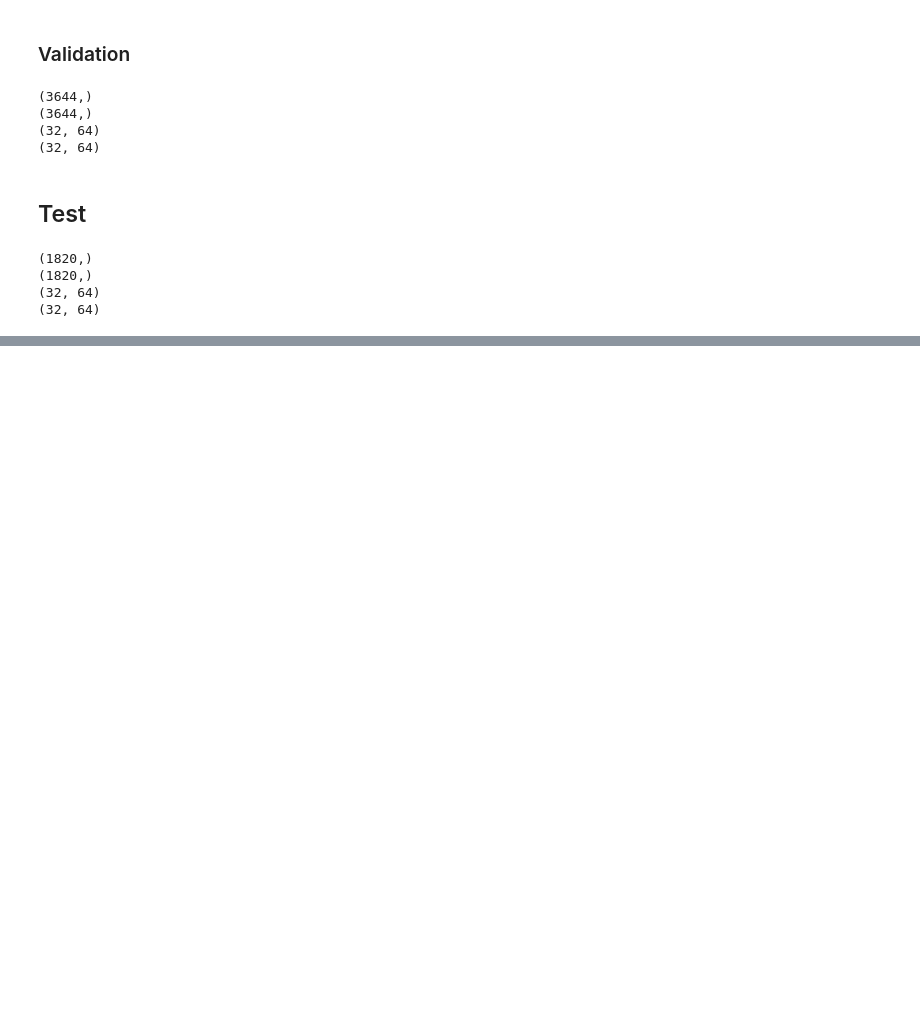
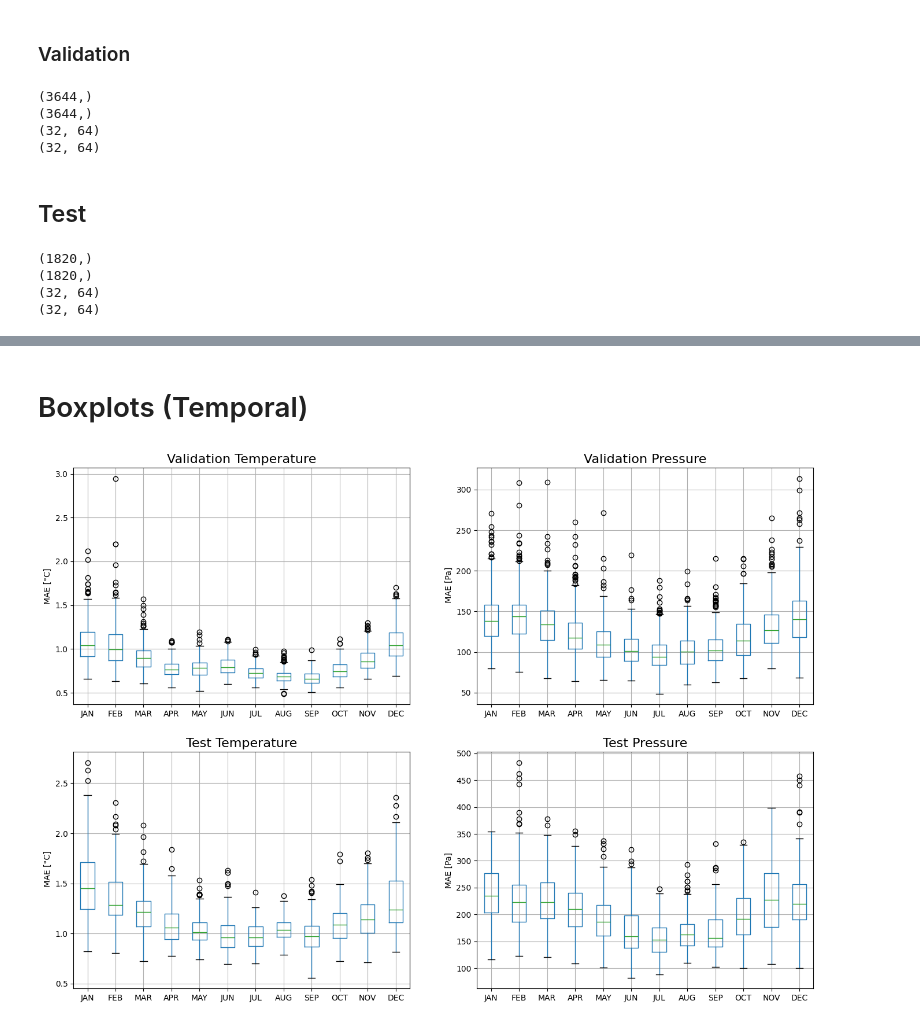
Before and after one commit to YannisSchmutz/WeRec3D, a Jupyter notebook: src/validation_on_test_set/compare_test_to_val.ipynb, the cells around one changed output, grey strips where cells are left out. Drawn from its saved outputs; the diff is of its cells as text; code cells hidden in the pictures; blank space fills up the shorter version.

Commit message:
Save errors, add new map and boxplots

```diff
--- a/src/validation_on_test_set/compare_test_to_val.ipynb
+++ b/src/validation_on_test_set/compare_test_to_val.ipynb
@@ -340,0 +174,2 @@ Text(0.5, 0.98, '')
+# %% [markdown]
+# Boxplots (Temporal)
@@ -340,0 +187,39 @@ Text(0.5, 0.98, '')
+# %%
+fig = plt.figure(figsize=(16, 12))
+
+# BOX PLOTS
+# Validation Temperature
+ax00 = fig.add_subplot(2, 2, 1)
+df_temporal_val.boxplot(column=['err_ta'], by='month', ax=ax00)
+ax00.set(xlabel="", ylabel='MAE [°C]')
+ax00.set_xticks([m+1 for m in range(12)], [MONTHS[i] for i in range(12)])
+ax00.set_title(f"Validation Temperature", fontsize=16)
+
+# Validation Pressure
+ax01 = fig.add_subplot(2, 2, 2)
+df_temporal_val.boxplot(column=['err_slp'], by='month', ax=ax01)
+ax01.set(xlabel="", ylabel=' MAE [Pa]')
+ax01.set_xticks([m+1 for m in range(12)], [MONTHS[i] for i in range(12)])
+ax01.set_title(f"Validation Pressure", fontsize=16)
+
+# TEST Temperature
+ax10 = fig.add_subplot(2, 2, 3)
+df_temporal_test.boxplot(column=['err_ta'], by='month', ax=ax10)
+ax10.set(xlabel="", ylabel=' MAE [°C]')
+ax10.set_xticks([m+1 for m in range(12)], [MONTHS[i] for i in range(12)])
+ax10.set_title(f"Test Temperature", fontsize=16)
+
+# Validation Pressure
+ax11 = fig.add_subplot(2, 2, 4)
+df_temporal_test.boxplot(column=['err_slp'], by='month', ax=ax11)
+ax11.set(xlabel="", ylabel='MAE [Pa]')
+ax11.set_xticks([m+1 for m in range(12)], [MONTHS[i] for i in range(12)])
+ax11.set_title(f"Test Pressure", fontsize=16)
+
+plt.suptitle('')
+
+plt.savefig(f"figures/val_test_temporal.png",
+            bbox_inches='tight',
+            pad_inches=0.1)
+# %% [output]
+[figure, added]
```
Also changed, not shown: parts of 10 cells of this notebook, 1 other file.
